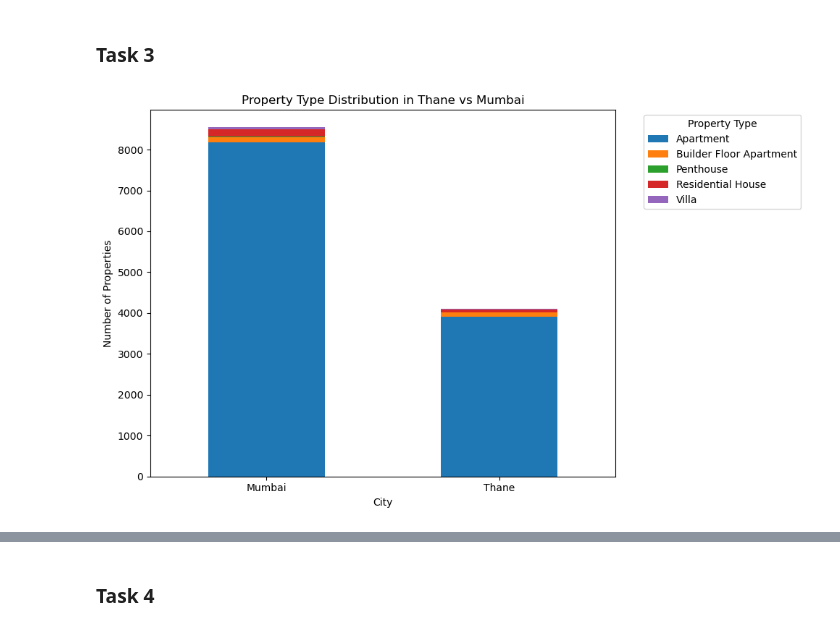
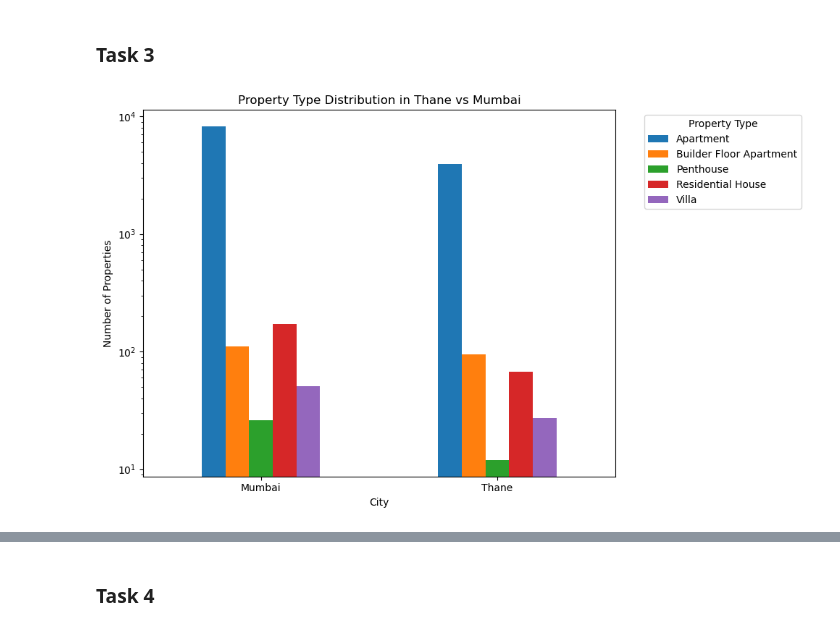
Before and after one commit to arghyawning/data-analytics-1-assignments, a Jupyter notebook: a1/51/assignment1_51.ipynb, the cells around one changed output, grey strips where cells are left out. Drawn from its saved outputs; the diff is of its cells as text; code cells hidden in the pictures.

```diff
--- a/a1/51/assignment1_51.ipynb
+++ b/a1/51/assignment1_51.ipynb
@@ -288,24 +289,25 @@ ModuleNotFoundError: No module named 'plotly'
 # %% [markdown]
 ### Task 3
 # %%
-
 # Filter data for Thane and Mumbai
 thane_mumbai_data = df[df['City'].isin(['Thane', 'Mumbai'])]
 
 # 1. Property Type Distribution
 property_type_dist = thane_mumbai_data.groupby(['City', 'Type of Property']).size().unstack()
 
-# Plotting Property Type Distribution
-property_type_dist.plot(kind='bar', stacked=True, figsize=(10, 6))
+# Plotting Property Type Distribution as a Grouped Bar Graph
+property_type_dist.plot(kind='bar', stacked=False, figsize=(10, 6))  # Set stacked=False for grouped bar graph
 plt.title('Property Type Distribution in Thane vs Mumbai')
 plt.ylabel('Number of Properties')
+plt.yscale('log')  # Log scale for better visualization
 plt.xlabel('City')
+plt.grid(False)
 plt.xticks(rotation=0)
 plt.legend(title='Property Type', bbox_to_anchor=(1.05, 1), loc='upper left')
 plt.tight_layout()
 plt.show()
 # %% [output]
-[figure, old version]
+[figure, new version]
 # %%
 plt.figure(figsize=(12, 6))
 sns.violinplot(x='City', y='Carpet Area', hue='Type of Property', data=thane_mumbai_data, split=True)
```
Also changed, not shown: parts of 16 cells of this notebook, 1 other file.
